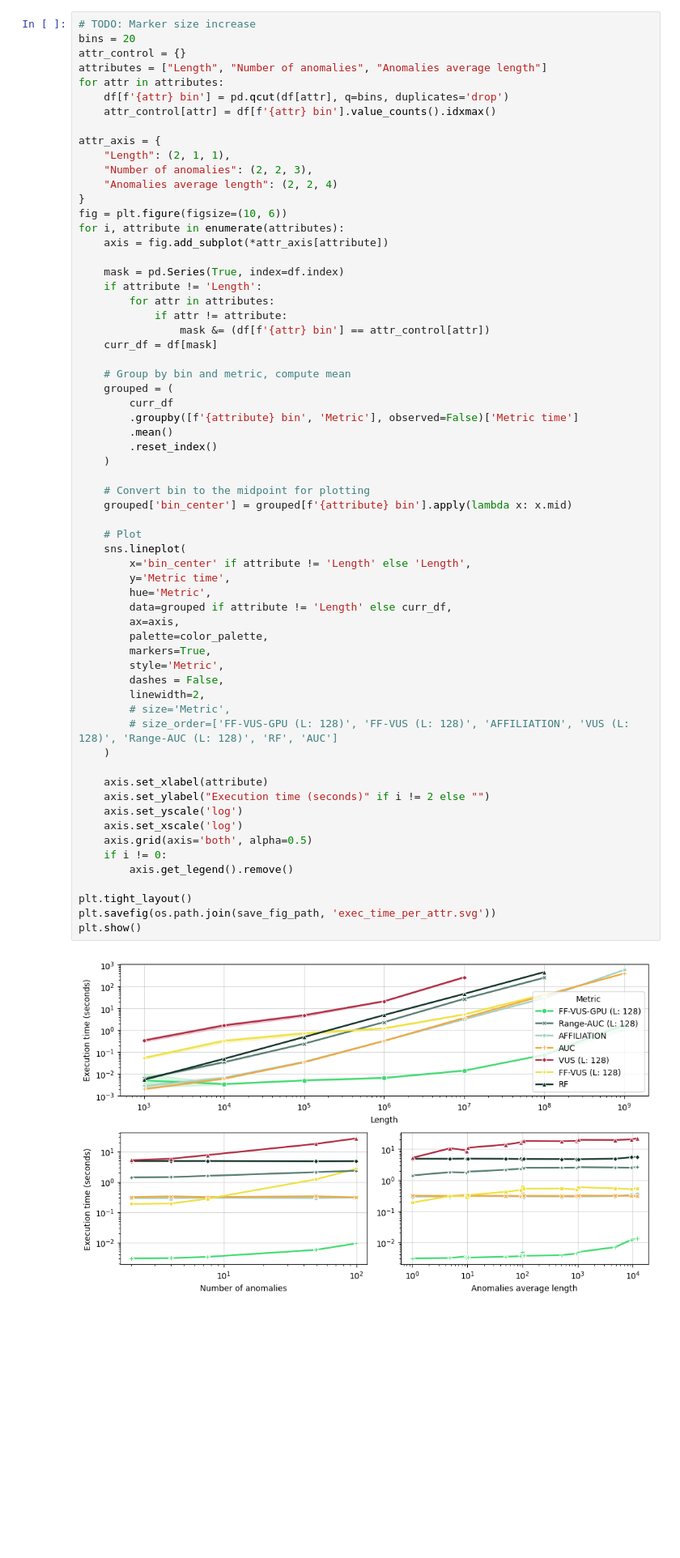
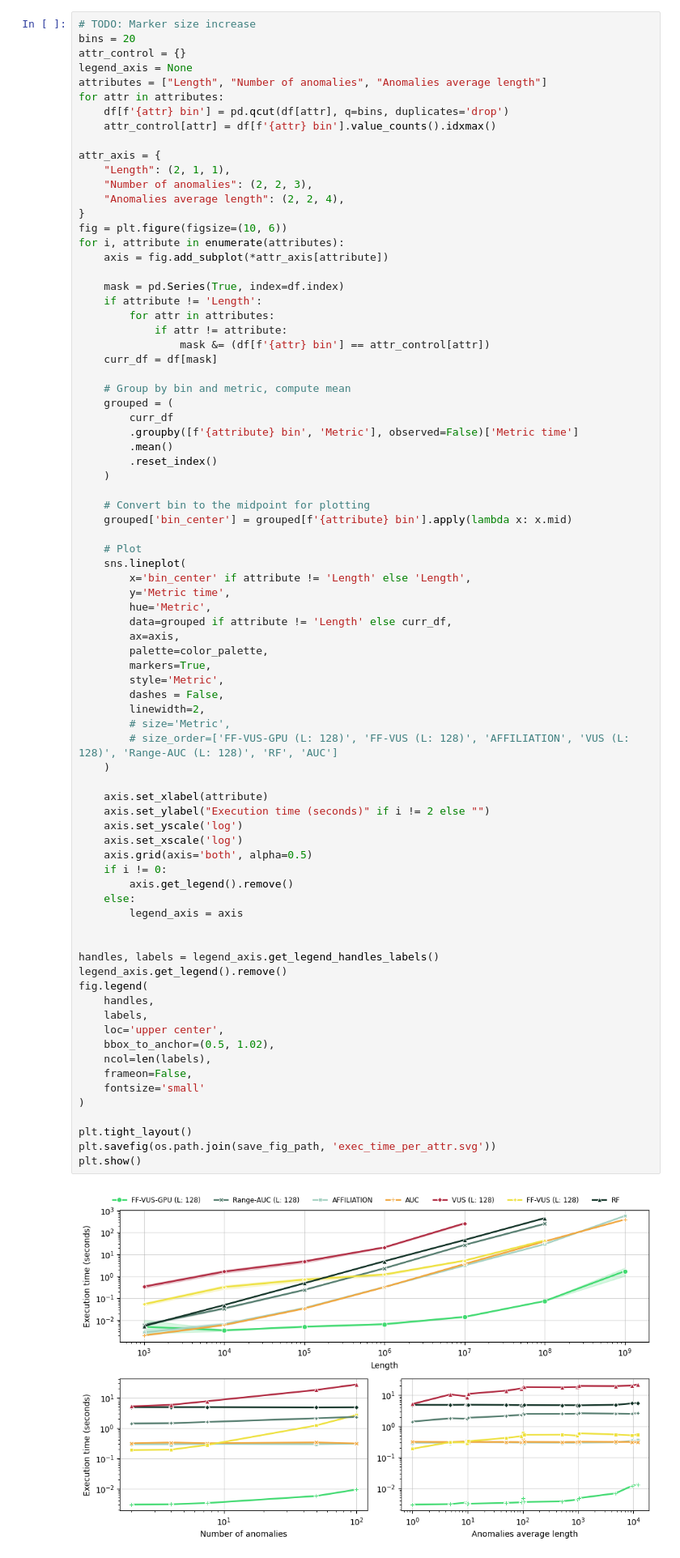
Before and after one commit to sylligardos/ff-vus, a Jupyter notebook: src/notebooks/allmetrics_defparams_syn.ipynb, the cells around one changed output. Shown at 81% size. Drawn from its saved outputs; the diff is of its cells as text; blank space fills up the shorter version.

Commit message:
working on figures

```diff
--- a/src/notebooks/allmetrics_defparams_syn.ipynb
+++ b/src/notebooks/allmetrics_defparams_syn.ipynb
@@ -124,6 +124,7 @@ Anomalies average length min: 1.0, max: 13642.5
 # TODO: Marker size increase
 bins = 20
 attr_control = {}
+legend_axis = None
 attributes = ["Length", "Number of anomalies", "Anomalies average length"]
 for attr in attributes:
     df[f'{attr} bin'] = pd.qcut(df[attr], q=bins, duplicates='drop')
@@ -132,7 +133,7 @@ for attr in attributes:
 attr_axis = {
     "Length": (2, 1, 1),
     "Number of anomalies": (2, 2, 3),
-    "Anomalies average length": (2, 2, 4)
+    "Anomalies average length": (2, 2, 4),
 }
 fig = plt.figure(figsize=(10, 6))
 for i, attribute in enumerate(attributes):
@@ -157,34 +158,49 @@ for i, attribute in enumerate(attributes):
     grouped['bin_center'] = grouped[f'{attribute} bin'].apply(lambda x: x.mid)
 
     # Plot
     sns.lineplot(
         x='bin_center' if attribute != 'Length' else 'Length',
         y='Metric time',
         hue='Metric',
         data=grouped if attribute != 'Length' else curr_df,
         ax=axis,
         palette=color_palette,
         markers=True,
         style='Metric',
         dashes = False,
         linewidth=2,
         # size='Metric',
         # size_order=['FF-VUS-GPU (L: 128)', 'FF-VUS (L: 128)', 'AFFILIATION', 'VUS (L: 128)', 'Range-AUC (L: 128)', 'RF', 'AUC']
     )
 
     axis.set_xlabel(attribute)
     axis.set_ylabel("Execution time (seconds)" if i != 2 else "")
     axis.set_yscale('log')
     axis.set_xscale('log')
     axis.grid(axis='both', alpha=0.5)
     if i != 0:
         axis.get_legend().remove()
+    else:
+        legend_axis = axis
+
+
+handles, labels = legend_axis.get_legend_handles_labels()
+legend_axis.get_legend().remove()
+fig.legend(
+    handles,
+    labels,
+    loc='upper center',
+    bbox_to_anchor=(0.5, 1.02),
+    ncol=len(labels),
+    frameon=False,
+    fontsize='small'
+)
 
 plt.tight_layout()
 plt.savefig(os.path.join(save_fig_path, 'exec_time_per_attr.svg'))
 plt.show()
 # %% [output]
-[figure, old version]
+[figure, new version]
 # %%
 fig, ax = plt.subplots(1, 1, figsize=(10, 7))
 
```
Also changed, not shown: 6 other files.
